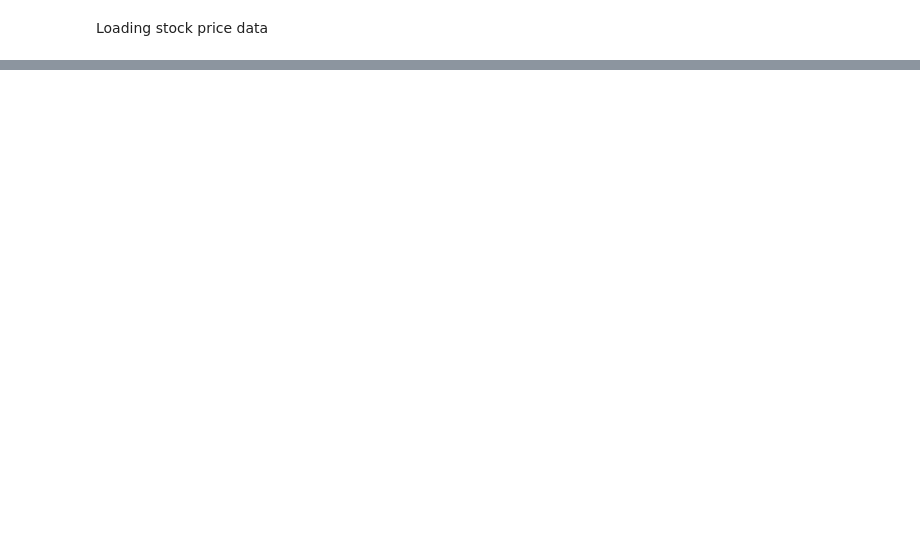
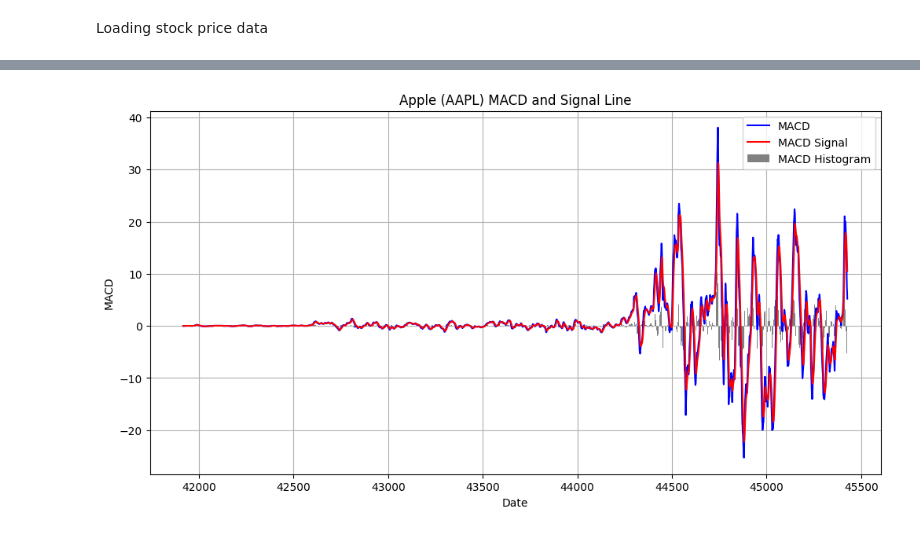
Before and after one commit to AregawiF/financial-news-sentiment-analysis, a Jupyter notebook: notebooks/Quantitative_analysis.ipynb, the cells around one changed output, grey strips where cells are left out. Saved outputs shown, nothing was run; the diff lists cells and outputs as text; code cells hidden in the pictures; blank space fills up the shorter version.

```diff
--- a/notebooks/Quantitative_analysis.ipynb
+++ b/notebooks/Quantitative_analysis.ipynb
@@ -51,0 +177,14 @@ Apple Stock Data:
+# %%
+plt.figure(figsize=(12, 6))
+plt.plot(aapl_data.index, aapl_data['MACD'], label='MACD', color='blue')
+plt.plot(aapl_data.index, aapl_data['MACD_signal'], label='MACD Signal', color='red')
+plt.bar(aapl_data.index, aapl_data['MACD_hist'], label='MACD Histogram', color='gray')
+
+plt.xlabel('Date')
+plt.ylabel('MACD')
+plt.title('Apple (AAPL) MACD and Signal Line')
+plt.legend()
+plt.grid(True)
+plt.show()
+# %% [output]
+[figure, added]
```
Also changed, not shown: parts of 8 cells of this notebook, 1 other file.
